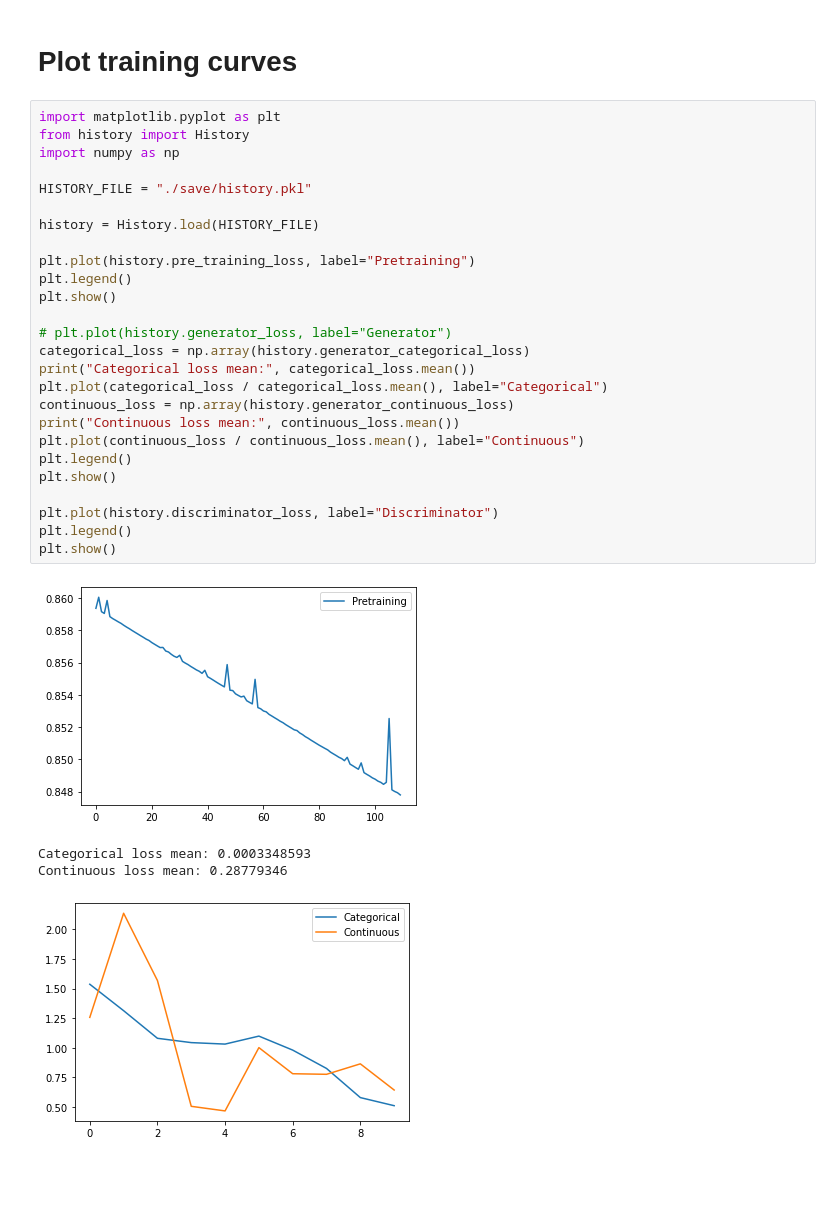
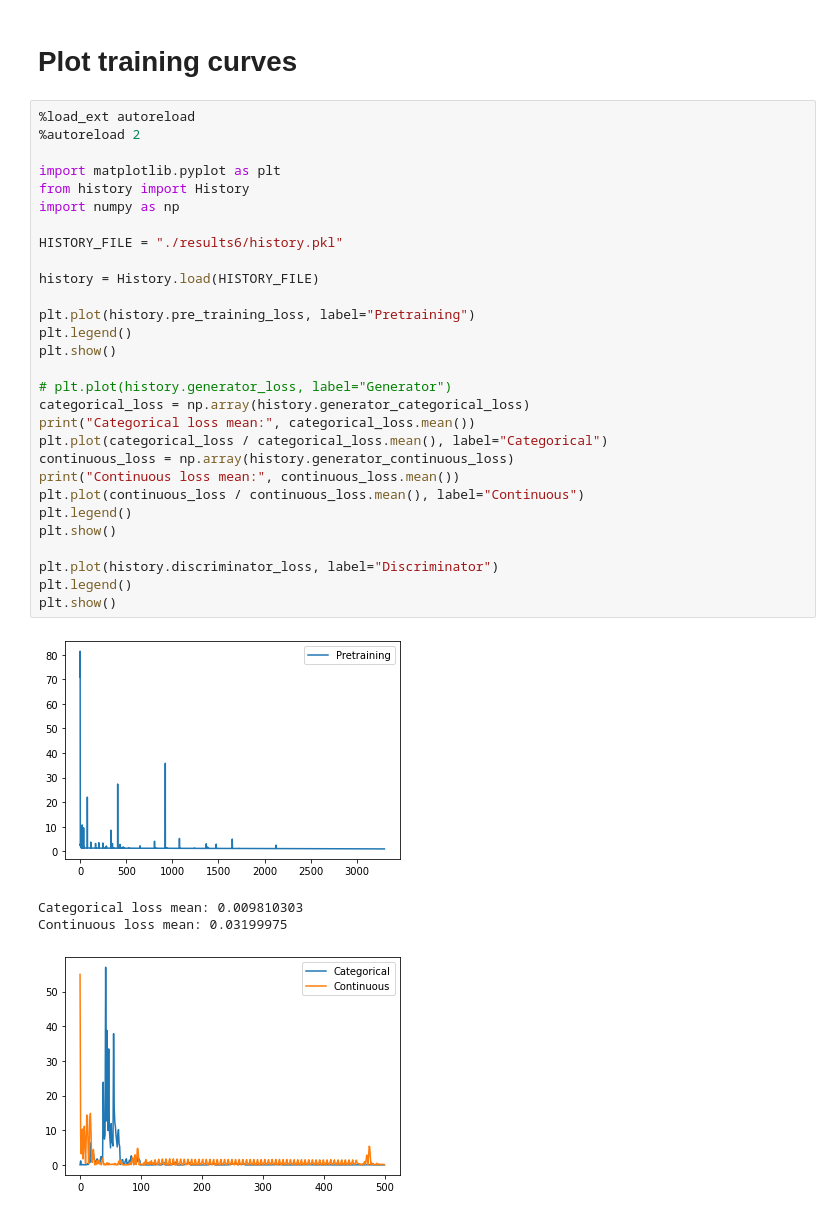
Before and after one commit to PhilippeFerreiraDeSousa/MixedSeqGAN, a Jupyter notebook: Analysis of improved model results.ipynb, the cells around one changed output. Drawn from its saved outputs; the diff is of its cells as text; blank space fills up the shorter version.

```diff
--- a/Analysis of improved model results.ipynb
+++ b/Analysis of improved model results.ipynb
@@ -309,33 +309,36 @@ for column in generated_data.columns[3:]:
 # %% [markdown]
 # Plot training curves
 # %%
+%load_ext autoreload
+%autoreload 2
+
 import matplotlib.pyplot as plt
 from history import History
 import numpy as np
 
-HISTORY_FILE = "./save/history.pkl"
+HISTORY_FILE = "./results6/history.pkl"
 
 history = History.load(HISTORY_FILE)
 
 plt.plot(history.pre_training_loss, label="Pretraining")
 plt.legend()
 plt.show()
 
 # plt.plot(history.generator_loss, label="Generator")
 categorical_loss = np.array(history.generator_categorical_loss)
 print("Categorical loss mean:", categorical_loss.mean())
 plt.plot(categorical_loss / categorical_loss.mean(), label="Categorical")
 continuous_loss = np.array(history.generator_continuous_loss)
 print("Continuous loss mean:", continuous_loss.mean())
 plt.plot(continuous_loss / continuous_loss.mean(), label="Continuous")
 plt.legend()
 plt.show()
 
 plt.plot(history.discriminator_loss, label="Discriminator")
 plt.legend()
 plt.show()
 # %% [output]
-[figure, old version]
+[figure, new version]
-Categorical loss mean: 0.0003348593
-Continuous loss mean: 0.28779346
+Categorical loss mean: 0.009810303
+Continuous loss mean: 0.03199975
-[figure, old version]
+[figure, new version]
```
Also changed, not shown: parts of 9 cells of this notebook, 2 other files.
